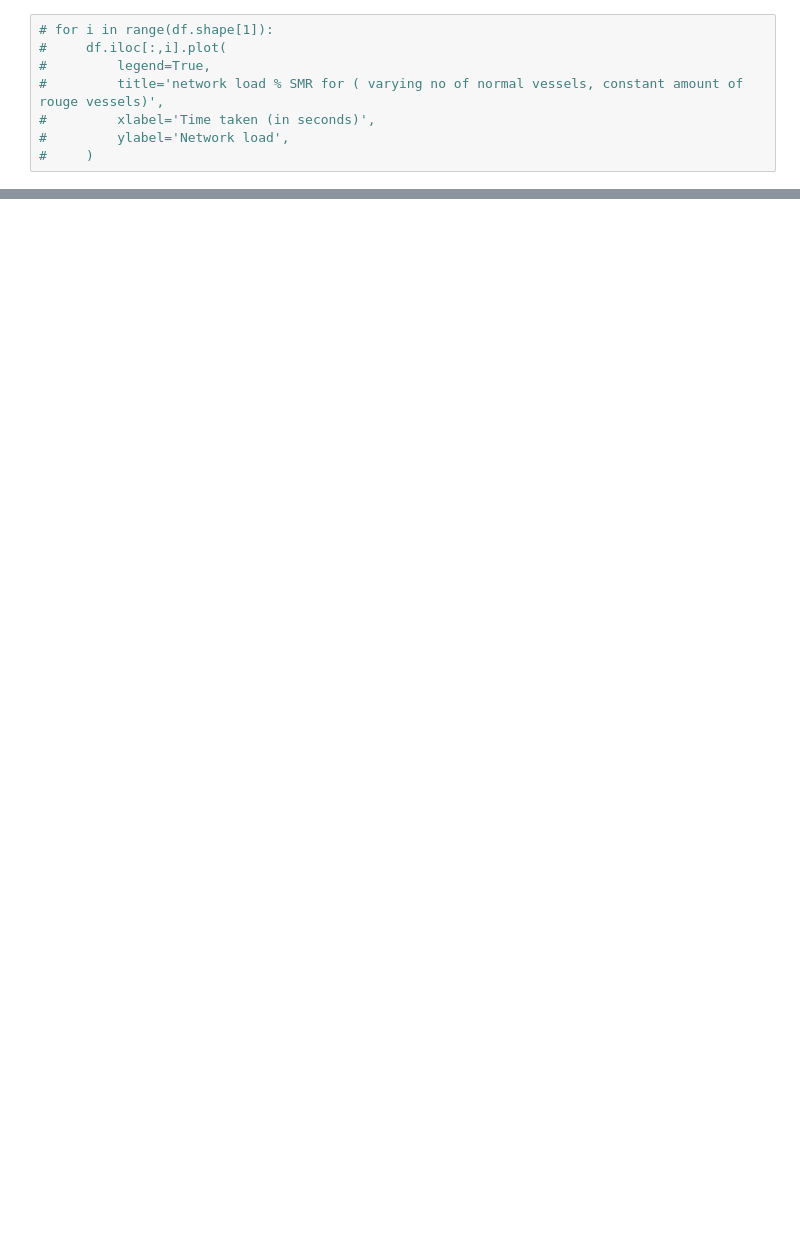
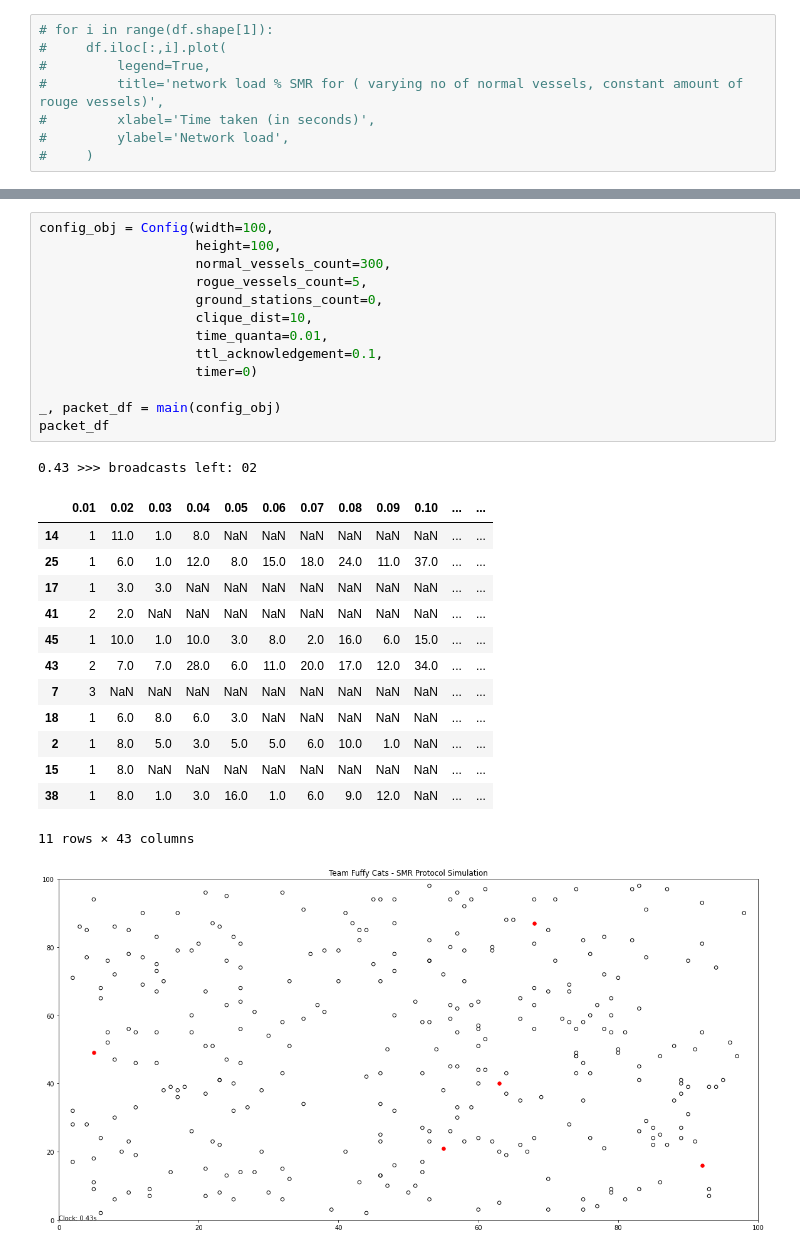
Before and after one commit to naveennvrgup/SMR-Protocol, a Jupyter notebook: results.ipynb, the cells around one changed output, grey strips where cells are left out. Cells and saved outputs as stored; diff of their text form; blank space fills up the shorter version.

Commit message:
packet df

```diff
--- a/results.ipynb
+++ b/results.ipynb
@@ -38,0 +35,29 @@ NameError: name 'df' is not defined
+# %%
+config_obj = Config(width=100,
+                    height=100,
+                    normal_vessels_count=300,
+                    rogue_vessels_count=5,
+                    ground_stations_count=0,
+                    clique_dist=10,
+                    time_quanta=0.01,
+                    ttl_acknowledgement=0.1,
+                    timer=0)
+
+_, packet_df = main(config_obj)
+packet_df
+# %% [output]
+0.43 >>> broadcasts left: 02
+|  | 0.01 | 0.02 | 0.03 | 0.04 | 0.05 | 0.06 | 0.07 | 0.08 | 0.09 | 0.10 | ... | ... |
+| 14 | 1 | 11.0 | 1.0 | 8.0 | NaN | NaN | NaN | NaN | NaN | NaN | ... | ... |
+| 25 | 1 | 6.0 | 1.0 | 12.0 | 8.0 | 15.0 | 18.0 | 24.0 | 11.0 | 37.0 | ... | ... |
+| 17 | 1 | 3.0 | 3.0 | NaN | NaN | NaN | NaN | NaN | NaN | NaN | ... | ... |
+| 41 | 2 | 2.0 | NaN | NaN | NaN | NaN | NaN | NaN | NaN | NaN | ... | ... |
+| 45 | 1 | 10.0 | 1.0 | 10.0 | 3.0 | 8.0 | 2.0 | 16.0 | 6.0 | 15.0 | ... | ... |
+| 43 | 2 | 7.0 | 7.0 | 28.0 | 6.0 | 11.0 | 20.0 | 17.0 | 12.0 | 34.0 | ... | ... |
+| 7 | 3 | NaN | NaN | NaN | NaN | NaN | NaN | NaN | NaN | NaN | ... | ... |
+| 18 | 1 | 6.0 | 8.0 | 6.0 | 3.0 | NaN | NaN | NaN | NaN | NaN | ... | ... |
+| 2 | 1 | 8.0 | 5.0 | 3.0 | 5.0 | 5.0 | 6.0 | 10.0 | 1.0 | NaN | ... | ... |
+| 15 | 1 | 8.0 | NaN | NaN | NaN | NaN | NaN | NaN | NaN | NaN | ... | ... |
+| 38 | 1 | 8.0 | 1.0 | 3.0 | 16.0 | 1.0 | 6.0 | 9.0 | 12.0 | NaN | ... | ... |
+11 rows × 43 columns
+[figure, added]
```
Also changed, not shown: parts of 4 cells of this notebook, 2 other files.
